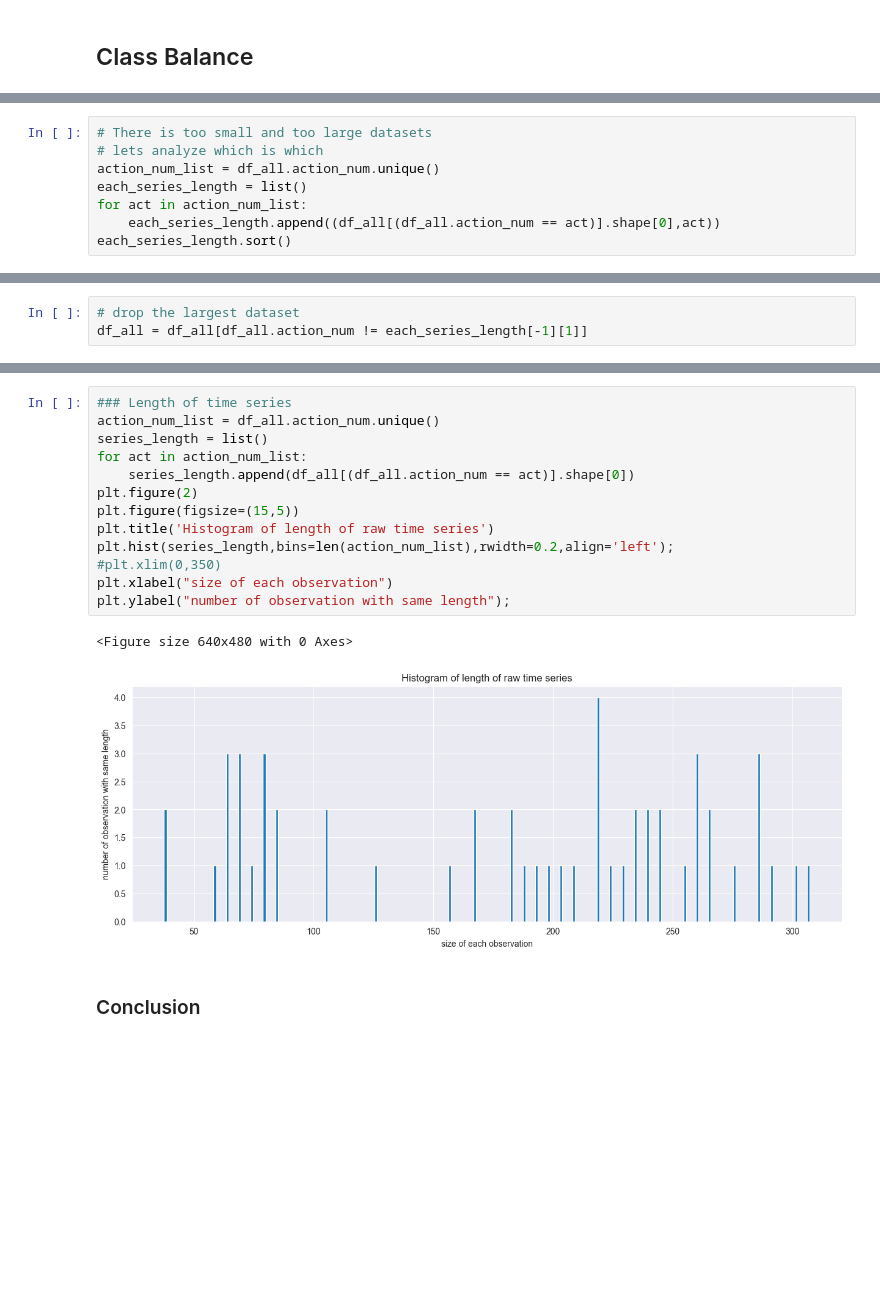
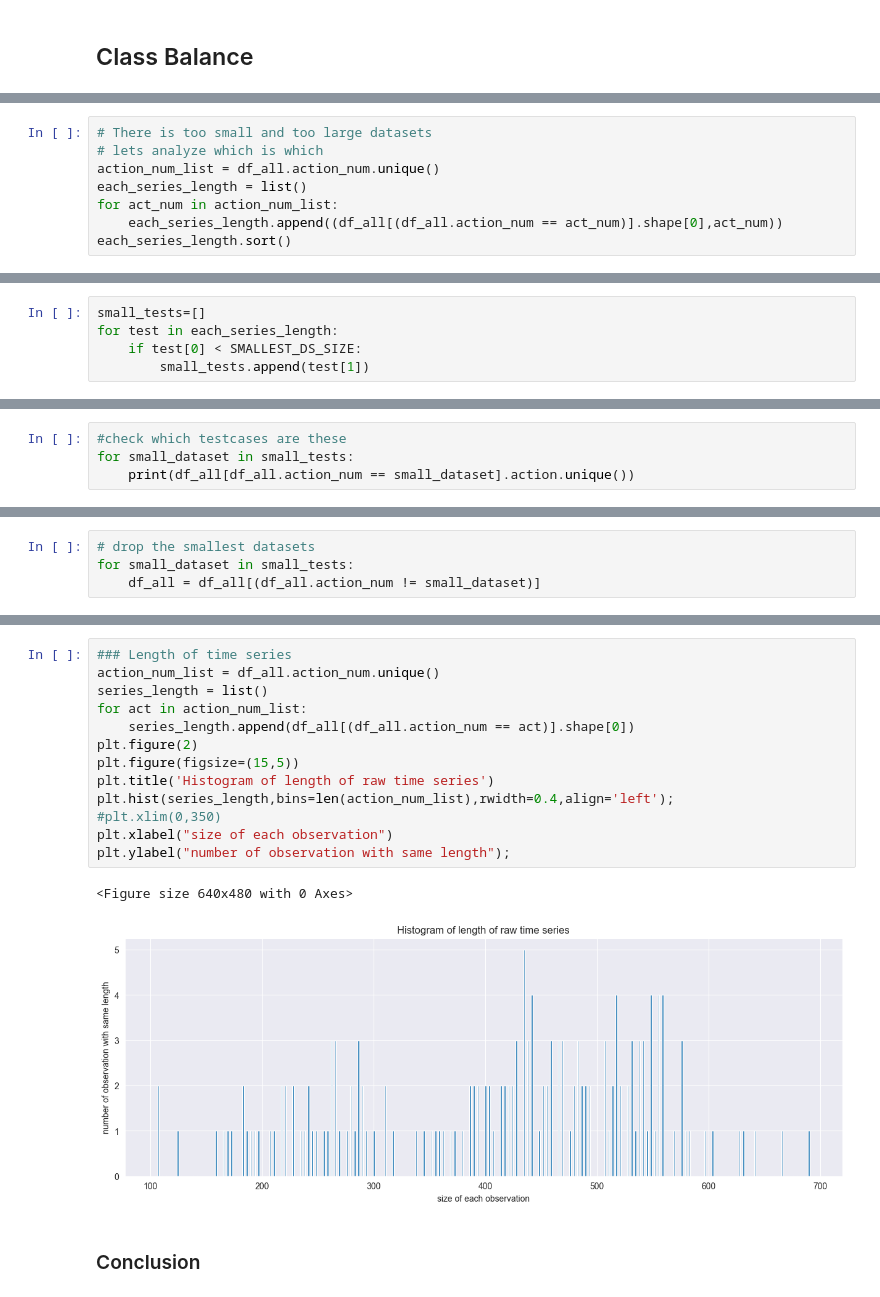
Before and after one commit to JacquelineBashta/Flutter_ArduinoConnect, a Jupyter notebook: 02_Modeling/01_MergeData_EDA.ipynb, the cells around one changed output, grey strips where cells are left out. Saved outputs shown, nothing was run; the diff lists cells and outputs as text; blank space fills up the shorter version.

```diff
--- a/02_Modeling/01_MergeData_EDA.ipynb
+++ b/02_Modeling/01_MergeData_EDA.ipynb
@@ -172,6 +199,6 @@ plt.axvline(300, color="grey",linestyle="dashed")
 # lets analyze which is which
 action_num_list = df_all.action_num.unique()
 each_series_length = list()
-for act in action_num_list:
-    each_series_length.append((df_all[(df_all.action_num == act)].shape[0],act))
+for act_num in action_num_list:
+    each_series_length.append((df_all[(df_all.action_num == act_num)].shape[0],act_num))
 each_series_length.sort()
@@ -193,0 +213,5 @@ The shortest dataset size is:38 with name f_sit_front_EatFood_2sec_right
+# %%
+small_tests=[]
+for test in each_series_length:
+    if test[0] < SMALLEST_DS_SIZE:
+        small_tests.append(test[1])
@@ -193,0 +222,4 @@ The shortest dataset size is:38 with name f_sit_front_EatFood_2sec_right
+# %%
+#check which testcases are these
+for small_dataset in small_tests:
+    print(df_all[df_all.action_num == small_dataset].action.unique())
@@ -194,3 +242,4 @@ The shortest dataset size is:38 with name f_sit_front_EatFood_2sec_right
 # %%
-# drop the largest dataset
-df_all = df_all[df_all.action_num != each_series_length[-1][1]]
+# drop the smallest datasets
+for small_dataset in small_tests:
+    df_all = df_all[(df_all.action_num != small_dataset)]
@@ -197,19 +253,19 @@ df_all = df_all[df_all.action_num != each_series_length[-1][1]]
 # %%
 ### Length of time series
 action_num_list = df_all.action_num.unique()
 series_length = list()
 for act in action_num_list:
     series_length.append(df_all[(df_all.action_num == act)].shape[0])
 plt.figure(2)
 plt.figure(figsize=(15,5))
 plt.title('Histogram of length of raw time series')
-plt.hist(series_length,bins=len(action_num_list),rwidth=0.2,align='left');
+plt.hist(series_length,bins=len(action_num_list),rwidth=0.4,align='left');
 #plt.xlim(0,350)
 plt.xlabel("size of each observation")
 plt.ylabel("number of observation with same length");
 # %% [output]
 <Figure size 640x480 with 0 Axes>
-[figure, old version]
+[figure, new version]
 # %% [markdown]
 ### Conclusion
 # %% [markdown]
```
Also changed, not shown: parts of 19 cells of this notebook, 11 other files.
